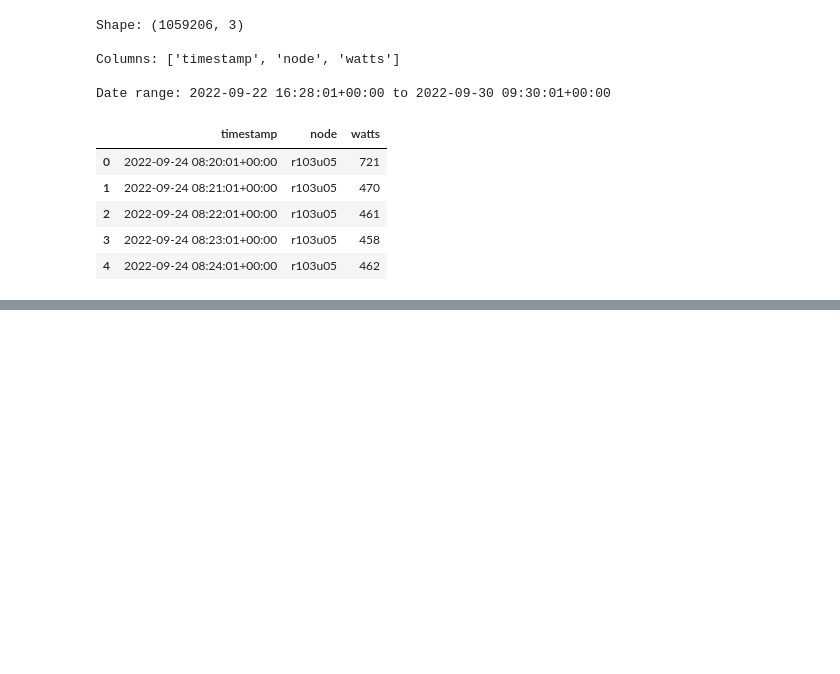
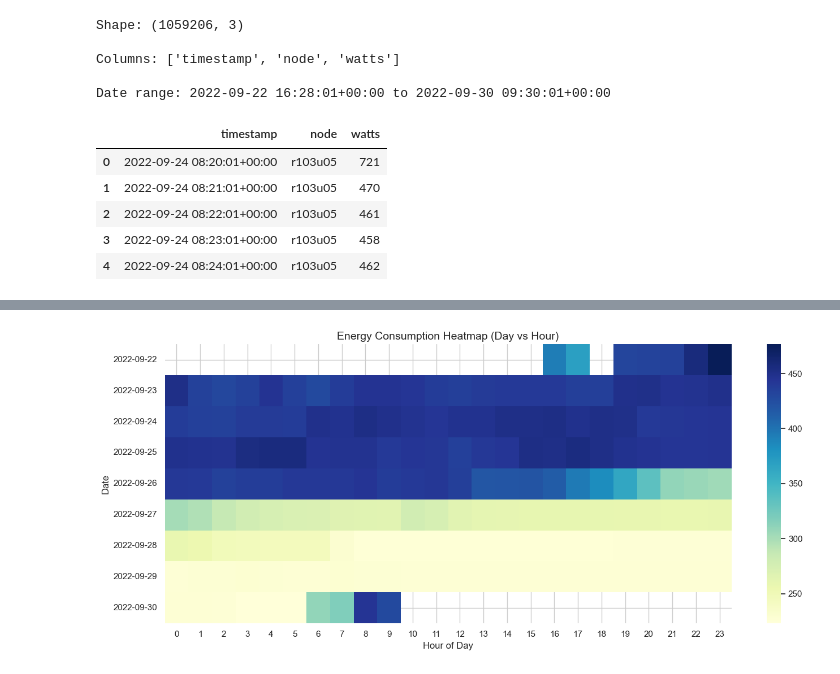
Before and after one commit to onurbalicc/llm-sustainability-analysis, a Jupyter notebook: notebooks/02_feature_engineering.ipynb, the cells around one changed output, grey strips where cells are left out. Saved outputs shown, nothing was run; the diff lists cells and outputs as text; code cells hidden in the pictures; blank space fills up the shorter version.

```diff
--- a/notebooks/02_feature_engineering.ipynb
+++ b/notebooks/02_feature_engineering.ipynb
@@ -42,0 +141,21 @@ Date range: 2022-09-22 16:28:01+00:00 to 2022-09-30 09:30:01+00:00
+# %%
+# ==========================
+# Energy heatmap by day and hour
+# ==========================
+
+# Extract day and hour separately
+df["day"] = df["timestamp"].dt.date
+df["hour_of_day"] = df["timestamp"].dt.hour
+
+# Calculate average watts for each day-hour combination
+heatmap_data = df.groupby(["day", "hour_of_day"])["watts"].mean().unstack()
+
+plt.figure(figsize=(14, 6))
+sns.heatmap(heatmap_data, cmap="YlGnBu")
+plt.title("Energy Consumption Heatmap (Day vs Hour)", fontsize=14)
+plt.xlabel("Hour of Day")
+plt.ylabel("Date")
+plt.tight_layout()
+plt.show()
+# %% [output]
+[figure, added]
```
Also changed, not shown: parts of 4 cells of this notebook.
